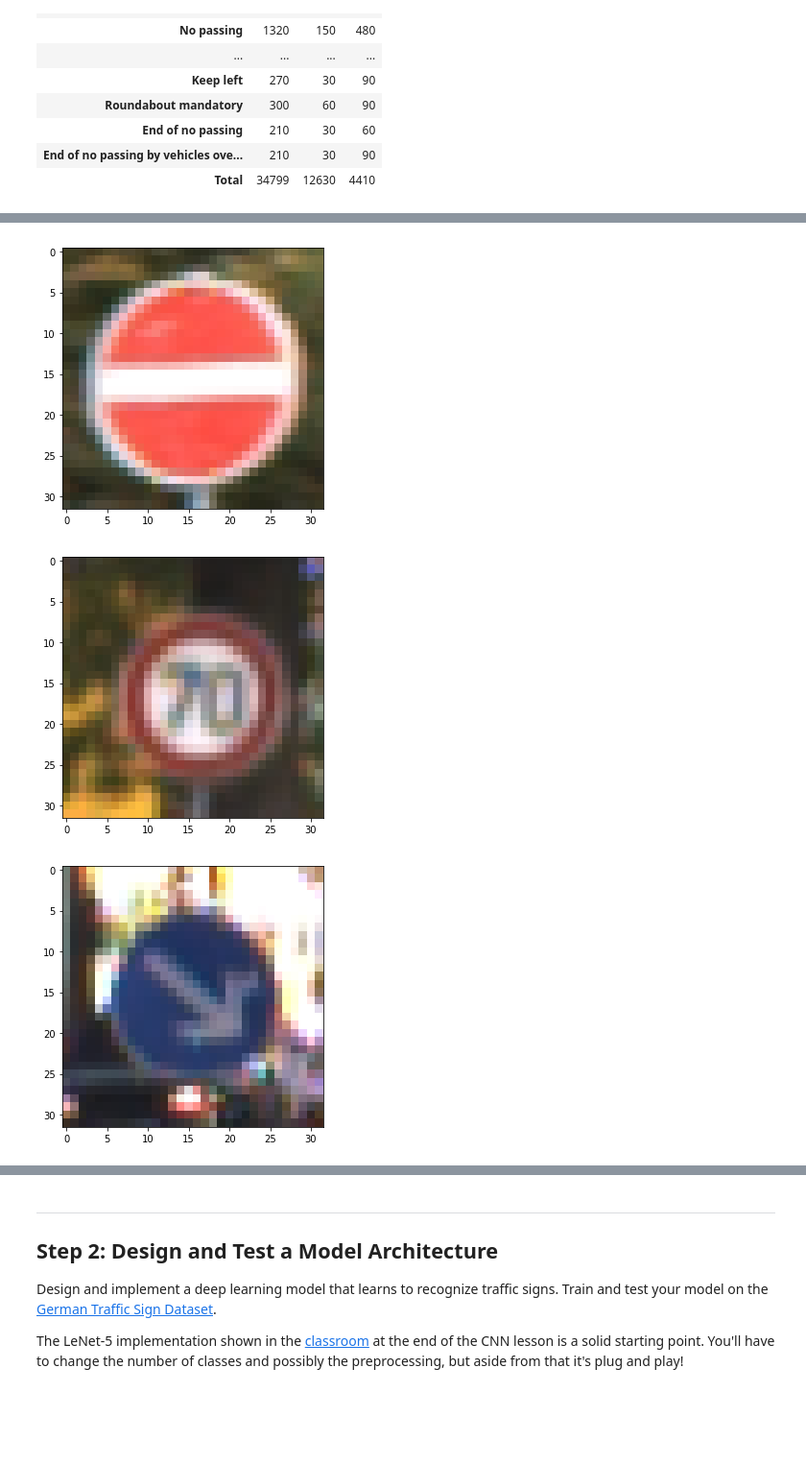
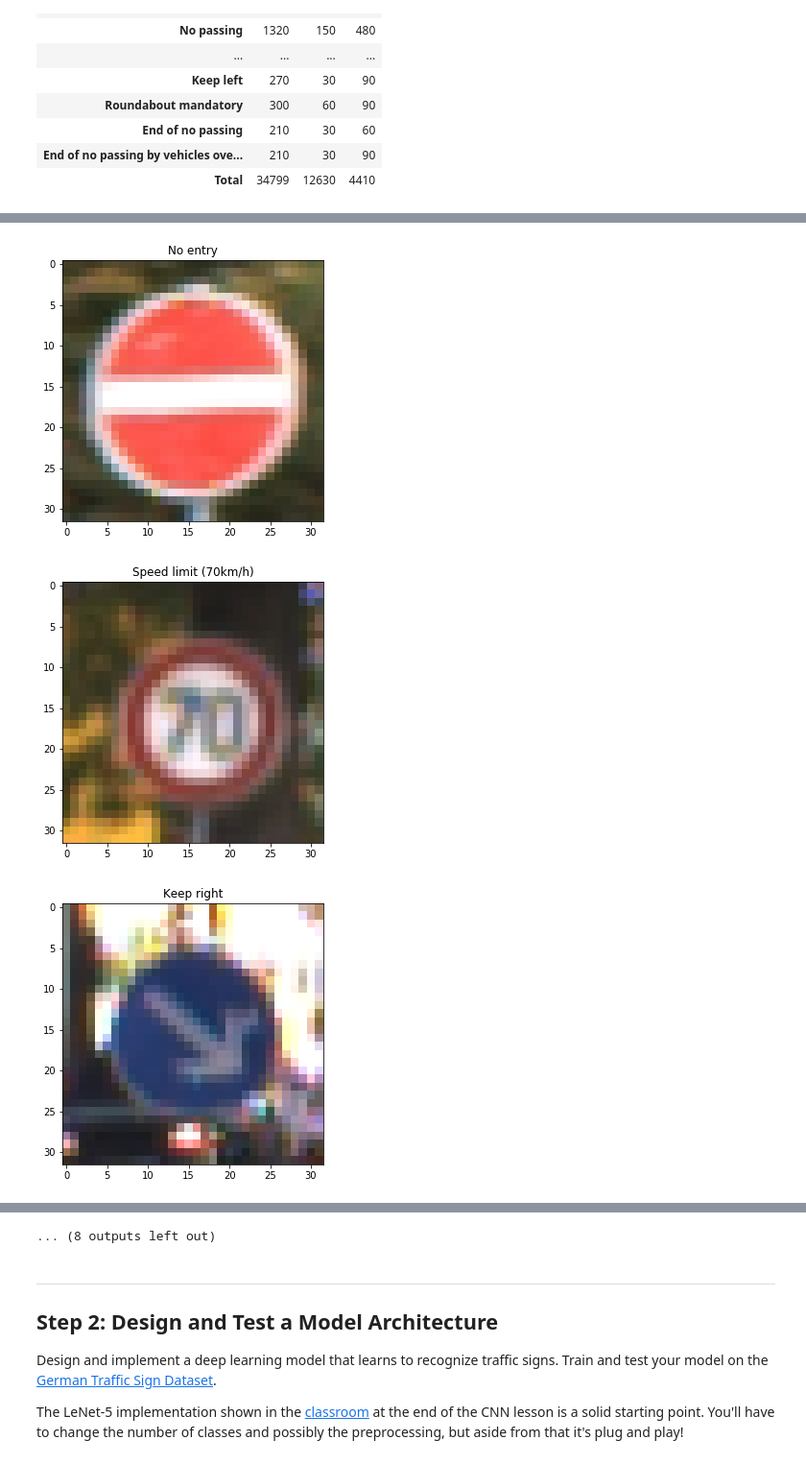
Before and after one commit to mkinet/CarND-Traffic-Sign-Classifier-P2, a Jupyter notebook: Traffic_Sign_Classifier.ipynb, the cells around one changed output, grey strips where cells are left out. Shown at 96% size. Drawn from its saved outputs; the diff is of its cells as text; code cells hidden in the pictures; blank space fills up the shorter version.

```diff
--- a/Traffic_Sign_Classifier.ipynb
+++ b/Traffic_Sign_Classifier.ipynb
@@ -26,6 +26,7 @@ import pickle
 from scipy.misc import imread, imresize
 import matplotlib.image as mpimg
 import matplotlib.pyplot as plt
+import seaborn as sns
 
 import tensorflow as tf
 from tensorflow.contrib.layers import flatten
@@ -36,7 +37,7 @@ from sklearn.utils import shuffle
 %matplotlib inline
 import matplotlib as mpl
 
-mpl.rcParams['figure.figsize'] = (12,12)
+mpl.rcParams['figure.figsize'] = (6,6)
 # %%
 # Load pickled data
 
@@ -145,5 +147,7 @@ count_valid = pd.Series(y_valid, name='valid').value_counts()/len(y_valid)
 count_test = pd.Series(y_test, name='test').value_counts()/len(y_test)
 counts = pd.concat([count_train,count_valid,count_test],axis=1)
 #counts.reset_index(inplace=True)
+mpl.rcParams['figure.figsize'] = (12,12)
 counts.plot(kind='bar',width=1.0)
+mpl.rcParams['figure.figsize'] = (6,6)
 # %% [output]
@@ -152,13 +155,14 @@ counts.plot(kind='bar',width=1.0)
 # %%
 # Randomly visualize an image from the training set
 # set figure size
 mpl.rcParams['figure.figsize'] = (5,5)
 np.random.seed(seed=467)
-n_img_to_show = 5
+n_img_to_show = 20
 for i in np.random.randint(0,len(X_train),n_img_to_show):
     plt.figure()
     plt.imshow(X_train[i,:,:,:])
+    plt.title(names.loc[y_train[i],'SignName'])
 # %% [output]
-[figure, old version]
+[figure, new version]
-[figure, old version]
+[figure, new version]
-[figure, old version]
+[figure, new version]
@@ -167,3 +178,4 @@ for i in np.random.randint(0,len(X_train),n_img_to_show):
+... (8 outputs left out)
 # %% [markdown]
 ----
 
```
Also changed, not shown: parts of 13 cells of this notebook.
